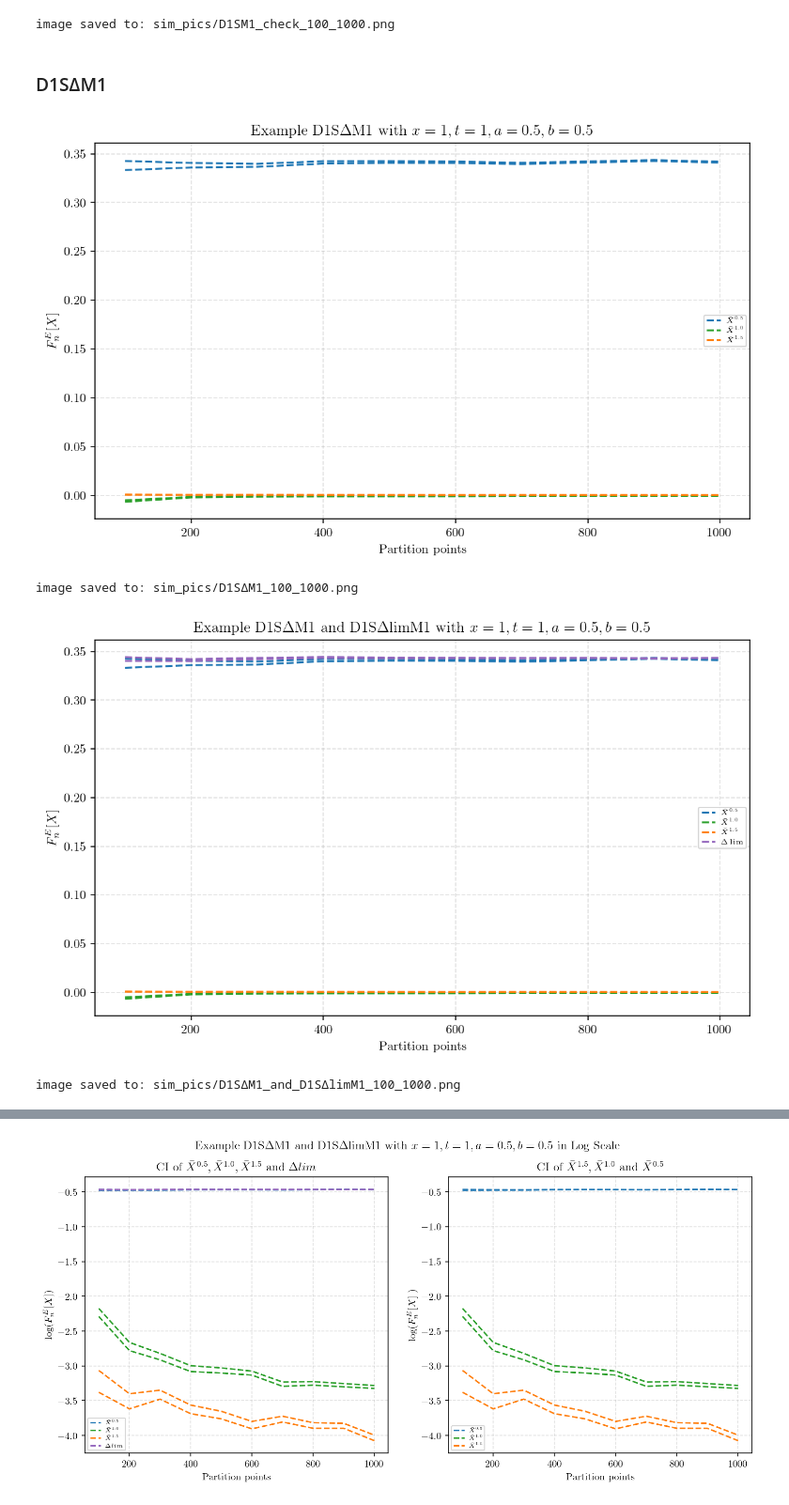
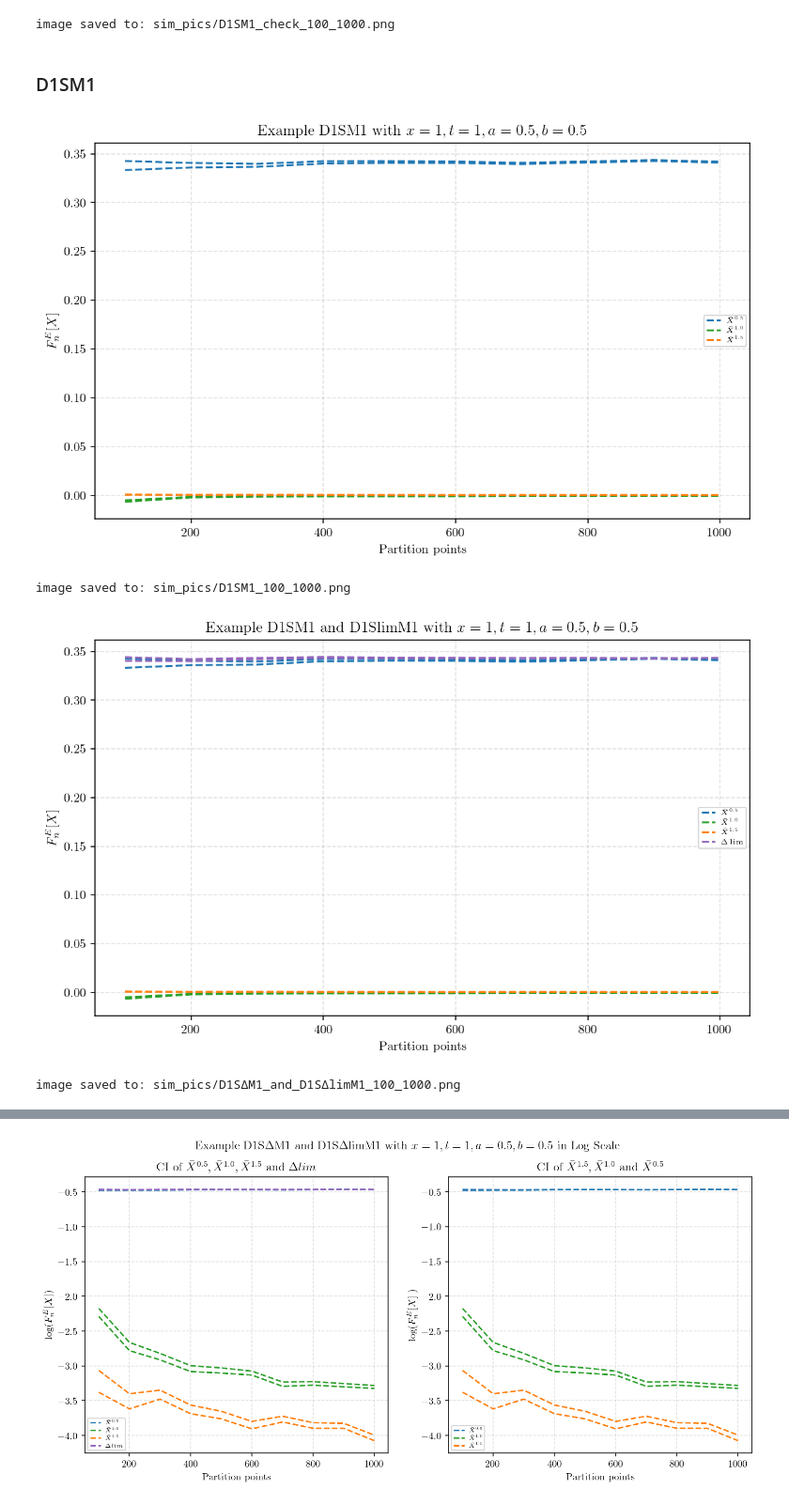
Before and after one commit to Andriyichenko/simulation, a Jupyter notebook: D1S/D1S_plot.ipynb, the cells around one changed output, grey strips where cells are left out. Shown at 94% size. Cells and saved outputs as stored; diff of their text form; code cells hidden in the pictures.

```diff
--- a/D1S/D1S_plot.ipynb
+++ b/D1S/D1S_plot.ipynb
@@ -320,9 +320,9 @@ print("image saved to:", save_path)
 [figure]
 image saved to: sim_pics/D1SM1_check_100_1000.png
 # %% [markdown]
-### D1SΔM1
+### D1SM1
 # %%
-#D1SΔM1_100_1000 plot with confidence intervals
+#D1SM1_100_1000 plot with confidence intervals
 #信頼区間公式 \bar{X} ± z * (s/√n)
 # ここで、\bar{X}は標本平均、zは信頼水準、sは標本標準偏差(SD)、nはサンプルサイズ(SS),(s/√n)は標準誤差(SE)
 import pandas as pd
@@ -334,7 +334,7 @@ plt.rcParams['font.family'] = 'Hiragino Sans'  # 図のフォント設定
 save_dir = Path("sim_pics")# フォルダー保存先
 save_dir.mkdir(exist_ok=True)
 
-save_path = save_dir / "D1SΔM1_100_1000.png" #画像保存パス
+save_path = save_dir / "D1SM1_100_1000.png" #画像保存パス
 
 #信頼水準(confidence level)の関数
 def conf_level(a): #aは信頼度であり、ex:a=0.95なら95%信頼区間
@@ -342,7 +342,7 @@ def conf_level(a): #aは信頼度であり、ex:a=0.95なら95%信頼区間
     z=norm.ppf(1 - alpha / 2) #ここでPPF = Percent Point Function,両側検定なのでalpha/2,norm.ppfは累積分布関数の逆関数、i.e.「何番目の値がこの累積確率になるのか？」を計算する
     return z
 
-df2 = pd.read_csv("../data_source/D1SΔM1_100_1000_data.csv")
+df2 = pd.read_csv("../data_source/D1SM1_100_1000_data.csv")
 #df2 = pd.read_csv("../data_source/D1SM1_limit_100_1000_data.csv")
 
 
@@ -366,38 +366,38 @@ A_up_df2     = df2['A']     + z * A_se_df2
 A_low_df2    = df2['A']     - z * A_se_df2
 Am_up_df2    = df2['Am']    + z * Am_se_df2
 Am_low_df2   = df2['Am']    - z * Am_se_df2
 A15_up_df2   = df2['A_1_5'] + z * A15_se_df2
 A15_low_df2  = df2['A_1_5'] - z * A15_se_df2
 # Axb_up_df2   = df2['Ab'] + z * Axb_se_df2
 # Axb_low_df2  = df2['Ab'] - z * Axb_se_df2
 
 
 # グラフを描画
 plt.figure(figsize=(8, 5), dpi=150)  # dpi とは Dots Per Inch を意味する
 plt.plot(df2["points"], A_up_df2, linestyle="--", color="#1f77b4", label=r"$\bar{X}^{0.5}$")
 plt.plot(df2["points"], A_low_df2, linestyle="--", color="#1f77b4")
 plt.plot(df2["points"], Am_up_df2, linestyle="--", color="#2ca02c", label=r"$\bar{X}^{1.0}$ ")
 plt.plot(df2["points"], Am_low_df2, linestyle="--", color="#2ca02c")
 plt.plot(df2["points"], A15_up_df2, linestyle="--", color="#ff7f0e", label=r"$\bar{X}^{1.5}$ ")
 plt.plot(df2["points"], A15_low_df2, linestyle="--", color="#ff7f0e")
 # plt.plot(df2["points"], Axb_up_df2, linestyle="--", color="#9467bd", label=r"$\Delta\lim$ ")
 # plt.plot(df2["points"], Axb_low_df2, linestyle="--", color="#9467bd")
 
 
-plt.title(r'Example D1S$\Delta$M1 with $x=1,t=1,a=0.5,b=0.5$')
+plt.title(r'Example D1SM1 with $x=1,t=1,a=0.5,b=0.5$')
 plt.xlabel("Partition points")
 plt.ylabel(r"$F^{E}_{n}[X]$ ")
 plt.grid(True, linestyle="--", alpha=0.4)
 plt.legend(fontsize=5.5, loc='best')
 plt.tight_layout()  # 自動的にレイアウトを調整する
 plt.savefig(save_path, dpi=250, bbox_inches='tight')
 plt.show()
 print("image saved to:", save_path)
 # %% [output]
-[figure, old version]
+[figure, new version]
-image saved to: sim_pics/D1SΔM1_100_1000.png
+image saved to: sim_pics/D1SM1_100_1000.png
 # %%
-#D1SΔM1_and_D1SΔlimM1_100_1000 plot with confidence intervals
+#D1SM1_and_D1SlimM1_100_1000 plot with confidence intervals
 #信頼区間公式 \bar{X} ± z * (s/√n)
 # ここで、\bar{X}は標本平均、zは信頼水準、sは標本標準偏差(SD)、nはサンプルサイズ(SS),(s/√n)は標準誤差(SE)
 import pandas as pd
@@ -417,8 +417,8 @@ def conf_level(a): #aは信頼度であり、ex:a=0.95なら95%信頼区間
     z=norm.ppf(1 - alpha / 2) #ここでPPF = Percent Point Function,両側検定なのでalpha/2,norm.ppfは累積分布関数の逆関数、i.e.「何番目の値がこの累積確率になるのか？」を計算する
     return z
 
-df2 = pd.read_csv("../data_source/D1SΔM1_100_1000_data.csv")
-df3 = pd.read_csv("../data_source/D1SΔlimM1_100_1000_data.csv")
+df2 = pd.read_csv("../data_source/D1SM1_100_1000_data.csv")
+df3 = pd.read_csv("../data_source/D1SlimM1_100_1000_data.csv")
 
 
 #z信頼水準の計算,aは信頼度であり、ex:a=0.95なら95%信頼区間
@@ -460,7 +460,7 @@ plt.plot(df3["points"], Axb_up_df3, linestyle="--", color="#9467bd", label=r"$\D
 plt.plot(df3["points"], Axb_low_df3, linestyle="--", color="#9467bd")
 
 
-plt.title(r'Example D1S$\Delta$M1 and D1S$\Delta$limM1 with $x=1,t=1,a=0.5,b=0.5$')
+plt.title(r'Example D1SM1 and D1SlimM1 with $x=1,t=1,a=0.5,b=0.5$')
 plt.xlabel("Partition points")
 plt.ylabel(r"$F^{E}_{n}[X]$ ")
 plt.grid(True, linestyle="--", alpha=0.4)
@@ -470,6 +470,6 @@ plt.savefig(save_path, dpi=250, bbox_inches='tight')
 plt.show()
 print("image saved to:", save_path)
 # %% [output]
-[figure, old version]
+[figure, new version]
 image saved to: sim_pics/D1SΔM1_and_D1SΔlimM1_100_1000.png
 # %% [markdown]
```
Also changed, not shown: parts of 7 cells of this notebook, 41 other files.
